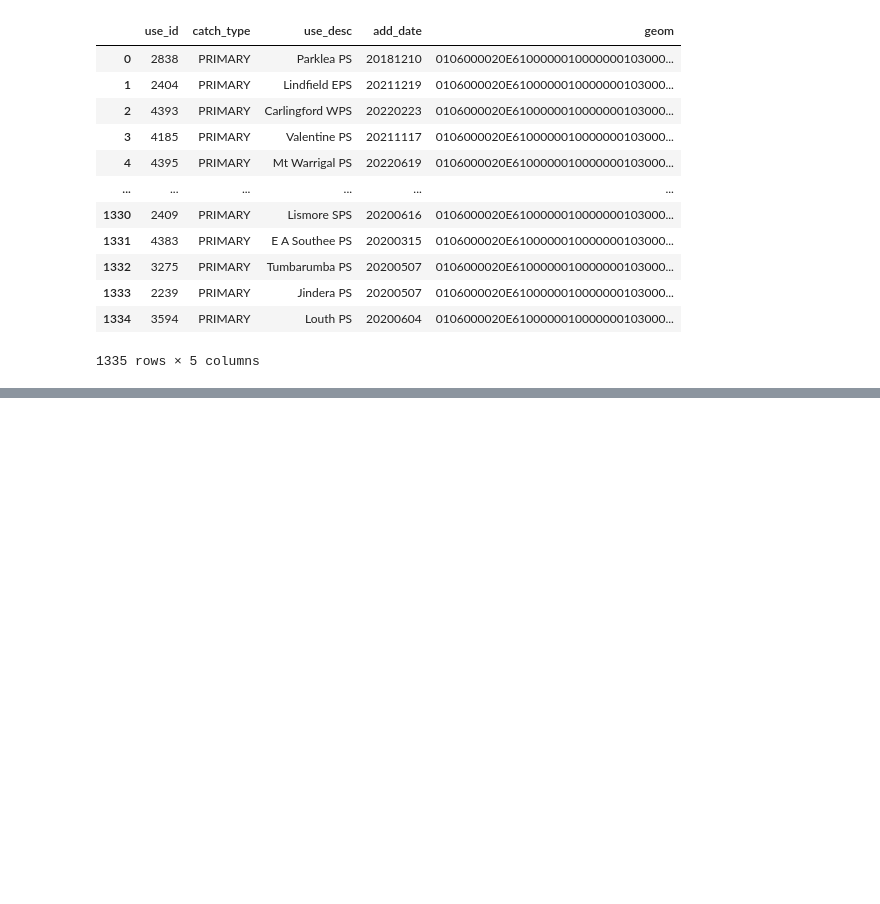
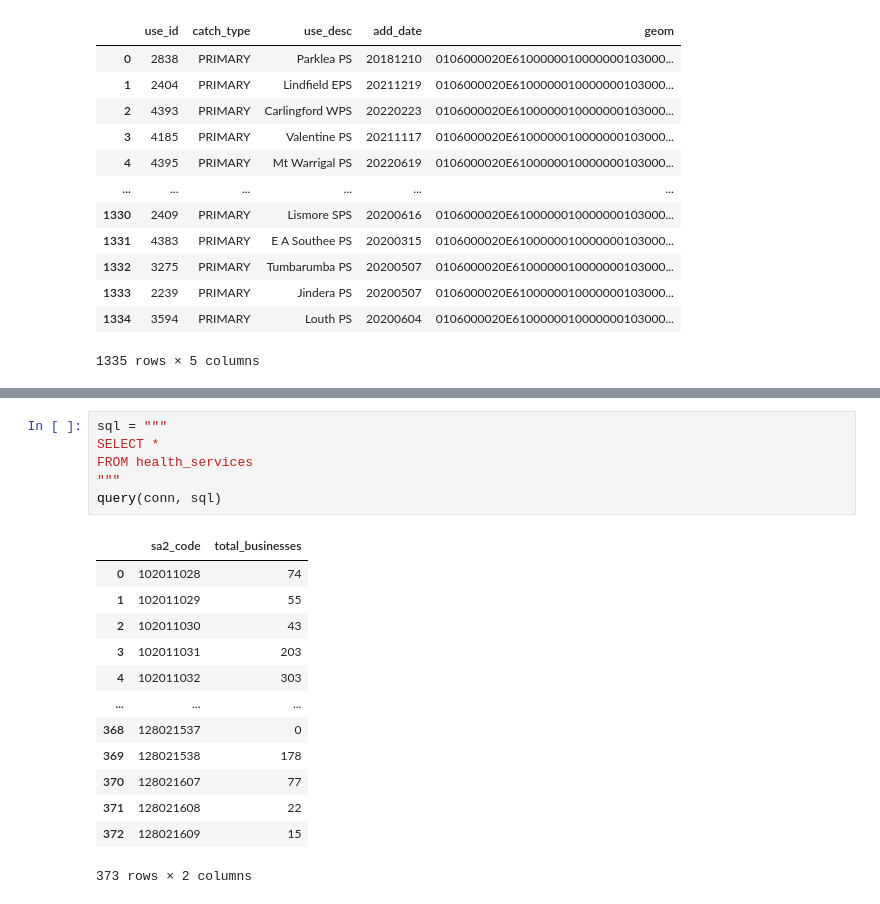
Before and after one commit to joshuahallam127/DATA2901_Assign, a Jupyter notebook: main.ipynb, the cells around one changed output, grey strips where cells are left out. Saved outputs shown, nothing was run; the diff lists cells and outputs as text; blank space fills up the shorter version.

```diff
--- a/main.ipynb
+++ b/main.ipynb
@@ -1249,0 +1333,20 @@ query(conn, "SELECT * FROM prim")
+# %%
+sql = """
+SELECT *
+FROM health_services
+"""
+query(conn, sql)
+# %% [output]
+|  | sa2_code | total_businesses |
+| 0 | 102011028 | 74 |
+| 1 | 102011029 | 55 |
+| 2 | 102011030 | 43 |
+| 3 | 102011031 | 203 |
+| 4 | 102011032 | 303 |
+| ... | ... | ... |
+| 368 | 128021537 | 0 |
+| 369 | 128021538 | 178 |
+| 370 | 128021607 | 77 |
+| 371 | 128021608 | 22 |
+| 372 | 128021609 | 15 |
+373 rows × 2 columns
```
Also changed, not shown: parts of 8 cells of this notebook.
